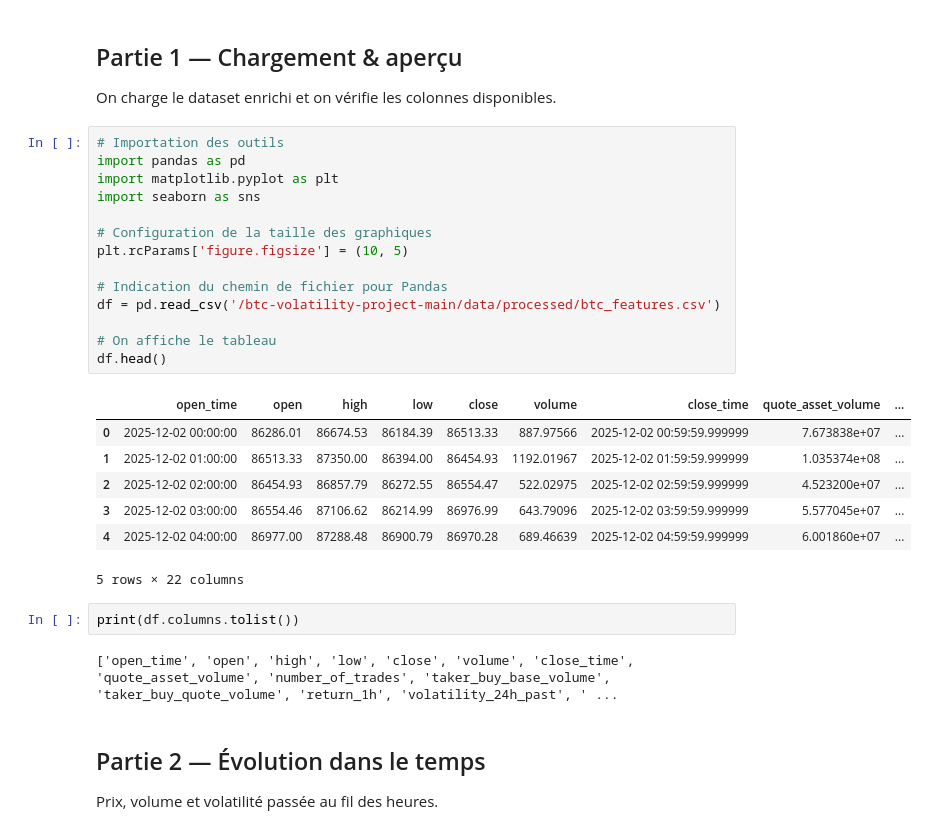
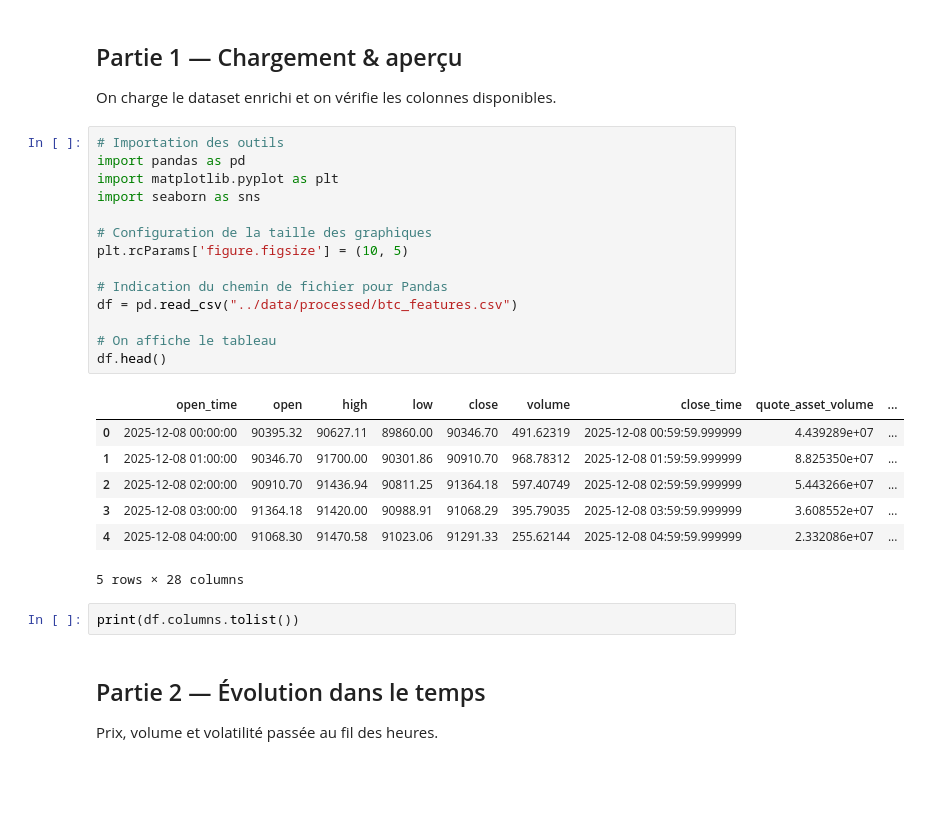
Before and after one commit to linaoueslati03/btc-volatility-project, a Jupyter notebook: notebooks/03_eda.ipynb, the cells around one changed output. Cells and saved outputs as stored; diff of their text form; blank space fills up the shorter version.

```diff
--- a/notebooks/03_eda.ipynb
+++ b/notebooks/03_eda.ipynb
@@ -11,29 +11,27 @@ On charge le dataset enrichi et on vérifie les colonnes disponibles.
 # %%
 # Importation des outils
 import pandas as pd
 import matplotlib.pyplot as plt
 import seaborn as sns
 
 # Configuration de la taille des graphiques
 plt.rcParams['figure.figsize'] = (10, 5)
 
 # Indication du chemin de fichier pour Pandas
-df = pd.read_csv('/btc-volatility-project-main/data/processed/btc_features.csv')
+df = pd.read_csv("../data/processed/btc_features.csv")
 
 # On affiche le tableau
 df.head()
 # %% [output]
 |  | open_time | open | high | low | close | volume | close_time | quote_asset_volume | ... |
-| 0 | 2025-12-02 00:00:00 | 86286.01 | 86674.53 | 86184.39 | 86513.33 | 887.97566 | 2025-12-02 00:59:59.999999 | 7.673838e+07 | ... |
-| 1 | 2025-12-02 01:00:00 | 86513.33 | 87350.00 | 86394.00 | 86454.93 | 1192.01967 | 2025-12-02 01:59:59.999999 | 1.035374e+08 | ... |
-| 2 | 2025-12-02 02:00:00 | 86454.93 | 86857.79 | 86272.55 | 86554.47 | 522.02975 | 2025-12-02 02:59:59.999999 | 4.523200e+07 | ... |
-| 3 | 2025-12-02 03:00:00 | 86554.46 | 87106.62 | 86214.99 | 86976.99 | 643.79096 | 2025-12-02 03:59:59.999999 | 5.577045e+07 | ... |
-| 4 | 2025-12-02 04:00:00 | 86977.00 | 87288.48 | 86900.79 | 86970.28 | 689.46639 | 2025-12-02 04:59:59.999999 | 6.001860e+07 | ... |
+| 0 | 2025-12-08 00:00:00 | 90395.32 | 90627.11 | 89860.00 | 90346.70 | 491.62319 | 2025-12-08 00:59:59.999999 | 4.439289e+07 | ... |
+| 1 | 2025-12-08 01:00:00 | 90346.70 | 91700.00 | 90301.86 | 90910.70 | 968.78312 | 2025-12-08 01:59:59.999999 | 8.825350e+07 | ... |
+| 2 | 2025-12-08 02:00:00 | 90910.70 | 91436.94 | 90811.25 | 91364.18 | 597.40749 | 2025-12-08 02:59:59.999999 | 5.443266e+07 | ... |
+| 3 | 2025-12-08 03:00:00 | 91364.18 | 91420.00 | 90988.91 | 91068.29 | 395.79035 | 2025-12-08 03:59:59.999999 | 3.608552e+07 | ... |
+| 4 | 2025-12-08 04:00:00 | 91068.30 | 91470.58 | 91023.06 | 91291.33 | 255.62144 | 2025-12-08 04:59:59.999999 | 2.332086e+07 | ... |
-5 rows × 22 columns
+5 rows × 28 columns
 # %%
 print(df.columns.tolist())
-# %% [output]
-['open_time', 'open', 'high', 'low', 'close', 'volume', 'close_time', 'quote_asset_volume', 'number_of_trades', 'taker_buy_base_volume', 'taker_buy_quote_volume', 'return_1h', 'volatility_24h_past', ' ...
 # %% [markdown]
 ## Partie 2 — Évolution dans le temps
 
```
Also changed, not shown: parts of 10 cells of this notebook.
